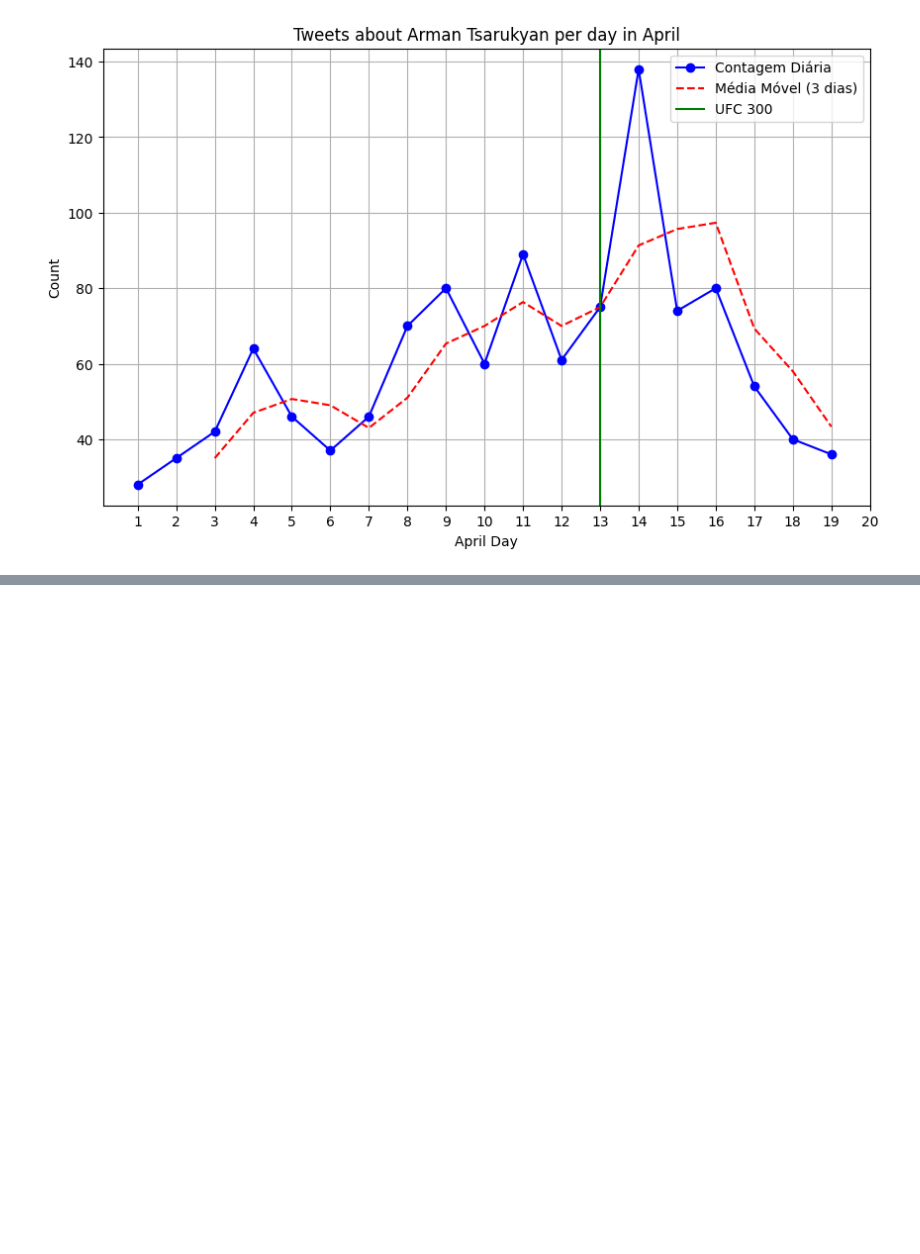
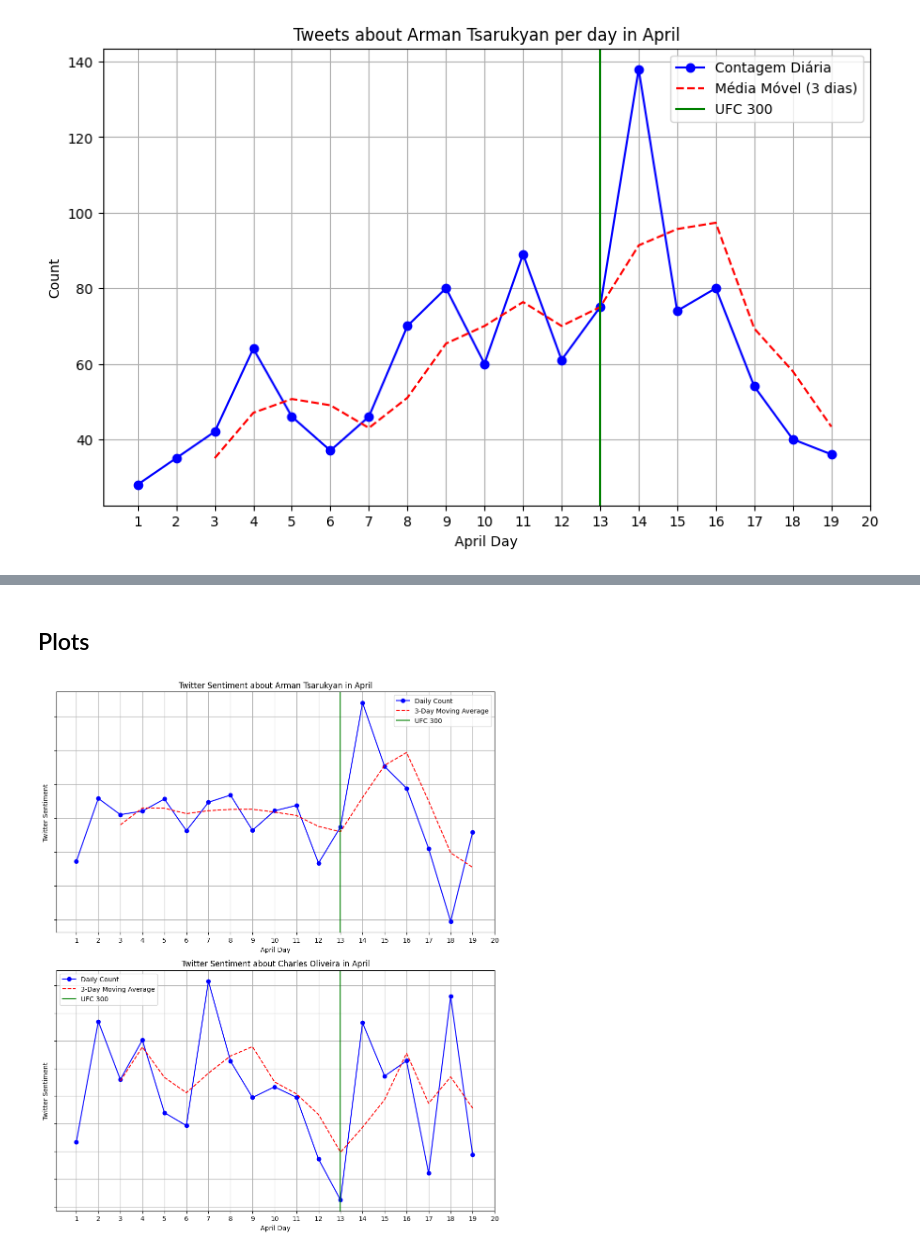
Before and after one commit to PenidoRafael/The-people-s-voice-in-MMA-fights, a Jupyter notebook: 00.00_tweets_scraaping.ipynb, the cells around one changed output, grey strips where cells are left out. Saved outputs shown, nothing was run; the diff lists cells and outputs as text; code cells hidden in the pictures; blank space fills up the shorter version.

```diff
--- a/00.00_tweets_scraaping.ipynb
+++ b/00.00_tweets_scraaping.ipynb
@@ -330,0 +433,61 @@ plt.show()
+# %% [markdown]
+## Plots ##
+# %%
+df_arman =  df_fighter2.copy()
+
+df_arman['text'] = df_arman['text'].apply(lambda x: remove_strings_from_text(x, strings_to_rmv))
+df_arman[['neg', 'neu', 'pos', 'compound']] = df_arman['text'].apply(lambda x: pd.Series(sia.polarity_scores(x)))
+# %%
+df_charles =  df_fighter1.copy()
+
+df_charles['text'] = df_charles['text'].apply(lambda x: remove_strings_from_text(x, strings_to_rmv))
+df_charles[['neg', 'neu', 'pos', 'compound']] = df_charles['text'].apply(lambda x: pd.Series(sia.polarity_scores(x)))
+# %%
+import matplotlib.pyplot as plt
+
+# Calcular total e counts para Arman
+total_arman = df_arman['compound'].sum()
+counts_arman = df_arman.groupby('april_day')['compound'].sum() / total_arman
+rolling_mean_arman = counts_arman.rolling(window=3).mean()
+
+# Calcular total e counts para Charles
+total_charles = df_charles['compound'].sum()
+counts_charles = df_charles.groupby('april_day')['compound'].sum() / total_charles
+rolling_mean_charles = counts_charles.rolling(window=3).mean()
+
+# Criar subplots
+fig, axs = plt.subplots(2, 1, figsize=(10, 12))
+
+# Plotar gráfico de Arman
+axs[0].plot(counts_arman.index, counts_arman.values, marker='o', linestyle='-', color='b', label='Daily Count')
+axs[0].plot(rolling_mean_arman.index, rolling_mean_arman.values, linestyle='--', color='r', label='3-Day Moving Average')
+axs[0].axvline(x=13, color='g', linestyle='-', label='UFC 300')
+axs[0].set_xticks(range(1, 21))
+axs[0].set_xlabel('April Day')
+axs[0].set_ylabel('Twitter Sentiment')
+axs[0].set_title('Twitter Sentiment about Arman Tsarukyan in April')
+axs[0].legend()
+axs[0].grid(True)
+# Ocultar valores do eixo y
+axs[0].set_yticklabels([])
+
+# Plotar gráfico de Charles
+axs[1].plot(counts_charles.index, counts_charles.values, marker='o', linestyle='-', color='b', label='Daily Count')
+axs[1].plot(rolling_mean_charles.index, rolling_mean_charles.values, linestyle='--', color='r', label='3-Day Moving Average')
+axs[1].axvline(x=13, color='g', linestyle='-', label='UFC 300')
+axs[1].set_xticks(range(1, 21))
+axs[1].set_xlabel('April Day')
+axs[1].set_ylabel('Twitter Sentiment')
+axs[1].set_title('Twitter Sentiment about Charles Oliveira in April')
+axs[1].legend()
+axs[1].grid(True)
+# Ocultar valores do eixo y
+axs[1].set_yticklabels([])
+
+# Ajustar layout
+plt.tight_layout()
+
+# Mostrar o gráfico
+plt.show()
+# %% [output]
+[figure, added]
```
Also changed, not shown: parts of 22 cells of this notebook, 2 other files.
